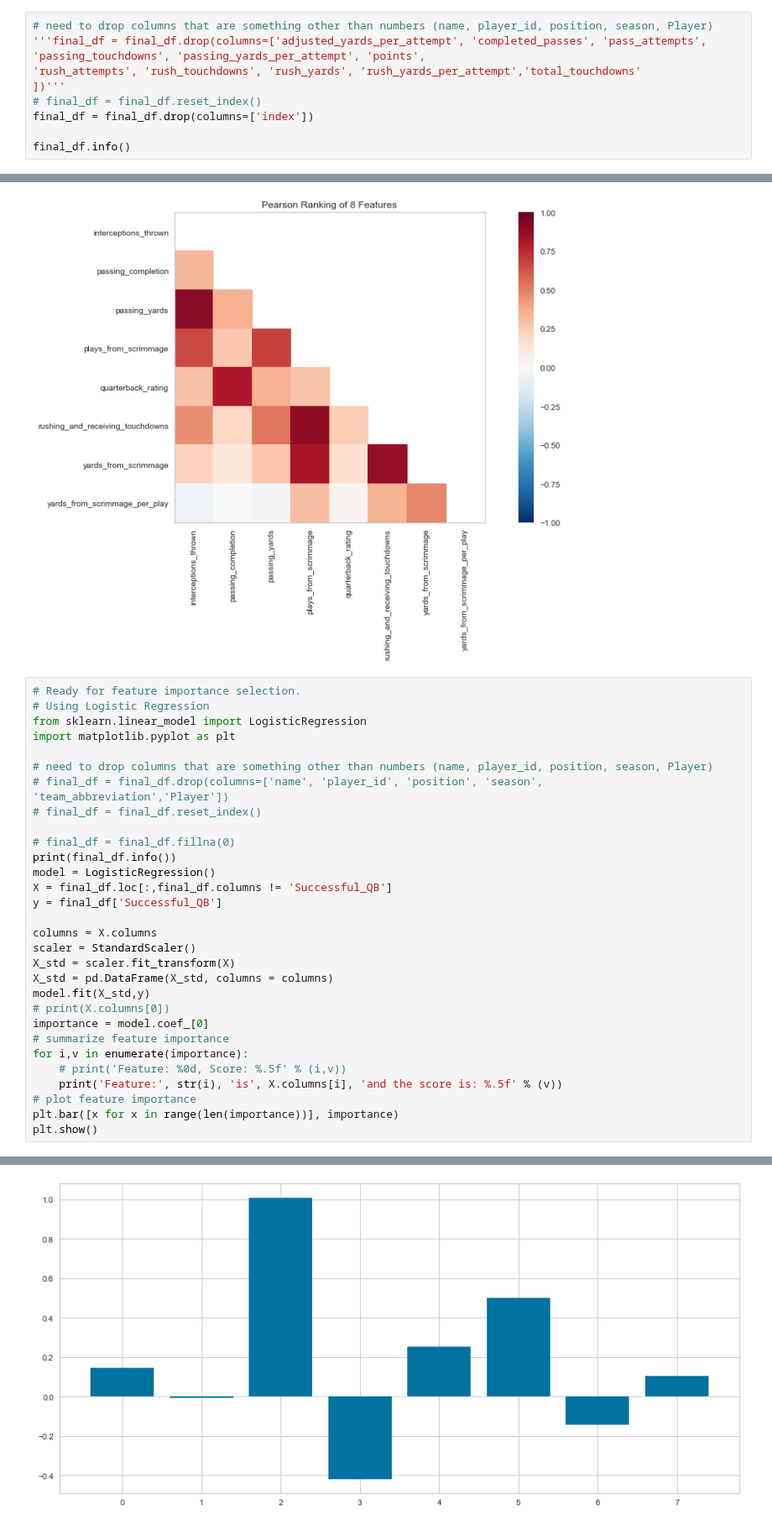
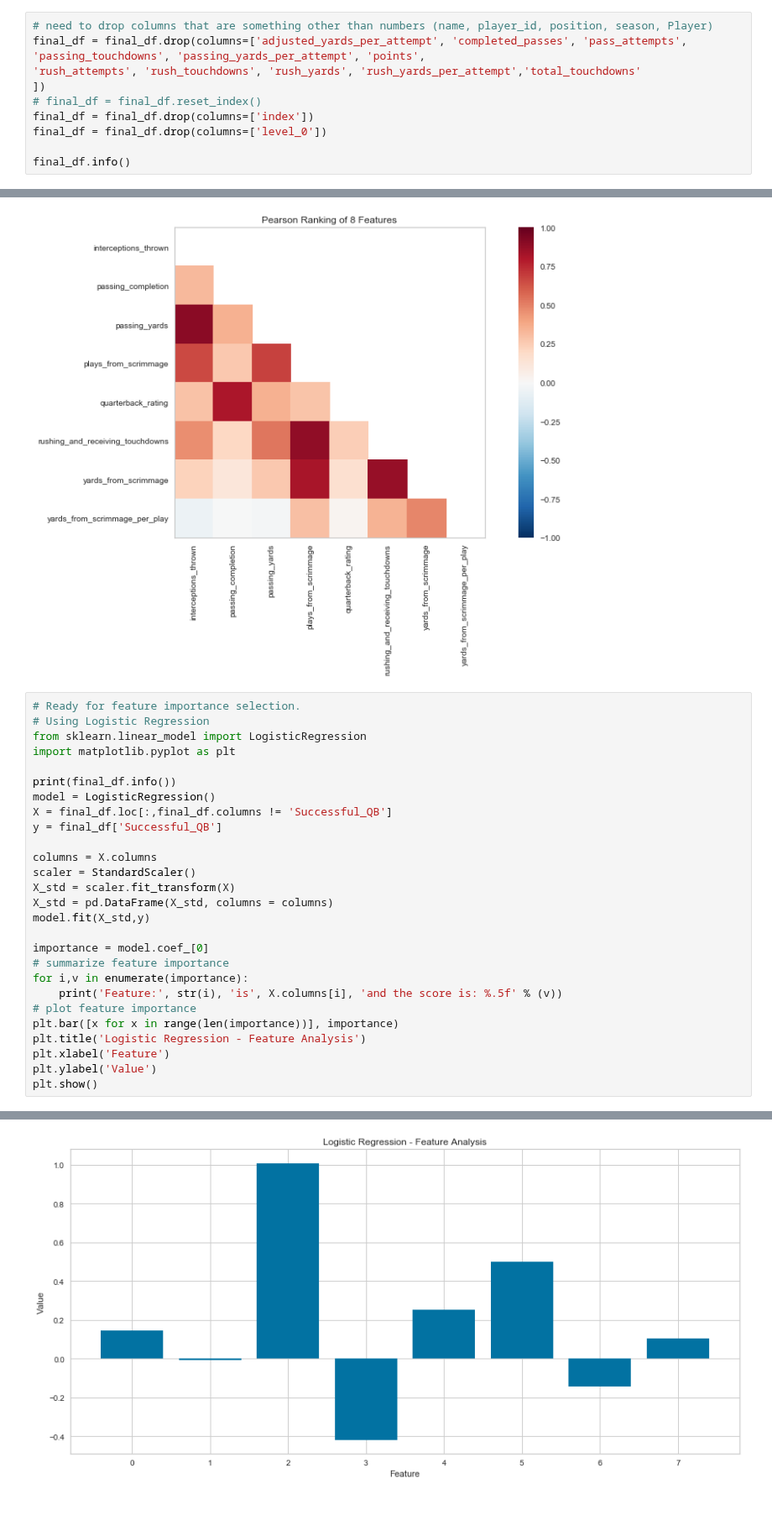
Before and after one commit to ramsey-king/DSC-630-Predictive-Analytics, a Jupyter notebook: Final Project/King_Ramsey_Term_Project_DSC_630_from_csv_files.ipynb, the cells around one changed output, grey strips where cells are left out. Shown at 84% size. Saved outputs shown, nothing was run; the diff lists cells and outputs as text.

```diff
--- a/Final Project/King_Ramsey_Term_Project_DSC_630_from_csv_files.ipynb
+++ b/Final Project/King_Ramsey_Term_Project_DSC_630_from_csv_files.ipynb
@@ -228,11 +229,12 @@ adjusted_yards_per_attempt, completed_passes, pass_attempts, passing_touchdowns,
 total_touchdowns
 # %%
 # need to drop columns that are something other than numbers (name, player_id, position, season, Player)
-'''final_df = final_df.drop(columns=['adjusted_yards_per_attempt', 'completed_passes', 'pass_attempts', 'passing_touchdowns', 'passing_yards_per_attempt', 'points',
+final_df = final_df.drop(columns=['adjusted_yards_per_attempt', 'completed_passes', 'pass_attempts', 'passing_touchdowns', 'passing_yards_per_attempt', 'points',
 'rush_attempts', 'rush_touchdowns', 'rush_yards', 'rush_yards_per_attempt','total_touchdowns'
-])'''
+])
 # final_df = final_df.reset_index()
 final_df = final_df.drop(columns=['index'])
+final_df = final_df.drop(columns=['level_0'])
 
 final_df.info()
 # %% [output]
@@ -282,11 +284,6 @@ plt.show()
 from sklearn.linear_model import LogisticRegression
 import matplotlib.pyplot as plt
 
-# need to drop columns that are something other than numbers (name, player_id, position, season, Player)
-# final_df = final_df.drop(columns=['name', 'player_id', 'position', 'season', 'team_abbreviation','Player'])
-# final_df = final_df.reset_index()
-
-# final_df = final_df.fillna(0)
 print(final_df.info())
 model = LogisticRegression()
 X = final_df.loc[:,final_df.columns != 'Successful_QB']
@@ -295,34 +292,36 @@ y = final_df['Successful_QB']
 columns = X.columns
 scaler = StandardScaler()
 X_std = scaler.fit_transform(X)
 X_std = pd.DataFrame(X_std, columns = columns)
 model.fit(X_std,y)
-# print(X.columns[0])
+
 importance = model.coef_[0]
 # summarize feature importance
 for i,v in enumerate(importance):
-	# print('Feature: %0d, Score: %.5f' % (i,v))
 	print('Feature:', str(i), 'is', X.columns[i], 'and the score is: %.5f' % (v))
 # plot feature importance
 plt.bar([x for x in range(len(importance))], importance)
+plt.title('Logistic Regression - Feature Analysis')
+plt.xlabel('Feature')
+plt.ylabel('Value')
 plt.show()
 # %% [output]
 <class 'pandas.core.frame.DataFrame'>
 RangeIndex: 1438 entries, 0 to 1437
 Data columns (total 9 columns):
  #   Column                            Non-Null Count  Dtype
 ---  ------                            --------------  -----
  0   interceptions_thrown              1438 non-null   float64
  1   passing_completion                1438 non-null   float64
  2   passing_yards                     1438 non-null   float64
  3   plays_from_scrimmage              1438 non-null   float64
  4   quarterback_rating                1438 non-null   float64
  5   rushing_and_receiving_touchdowns  1438 non-null   float64
  6   yards_from_scrimmage              1438 non-null   float64
 ... (9 lines left out)
 Feature: 4 is quarterback_rating and the score is: 0.25268
 Feature: 5 is rushing_and_receiving_touchdowns and the score is: 0.50155
 Feature: 6 is yards_from_scrimmage and the score is: -0.14097
 Feature: 7 is yards_from_scrimmage_per_play and the score is: 0.10579
-[figure, old version]
+[figure, new version]
 # %%
```
Also changed, not shown: parts of 14 cells of this notebook, 13 other files.
